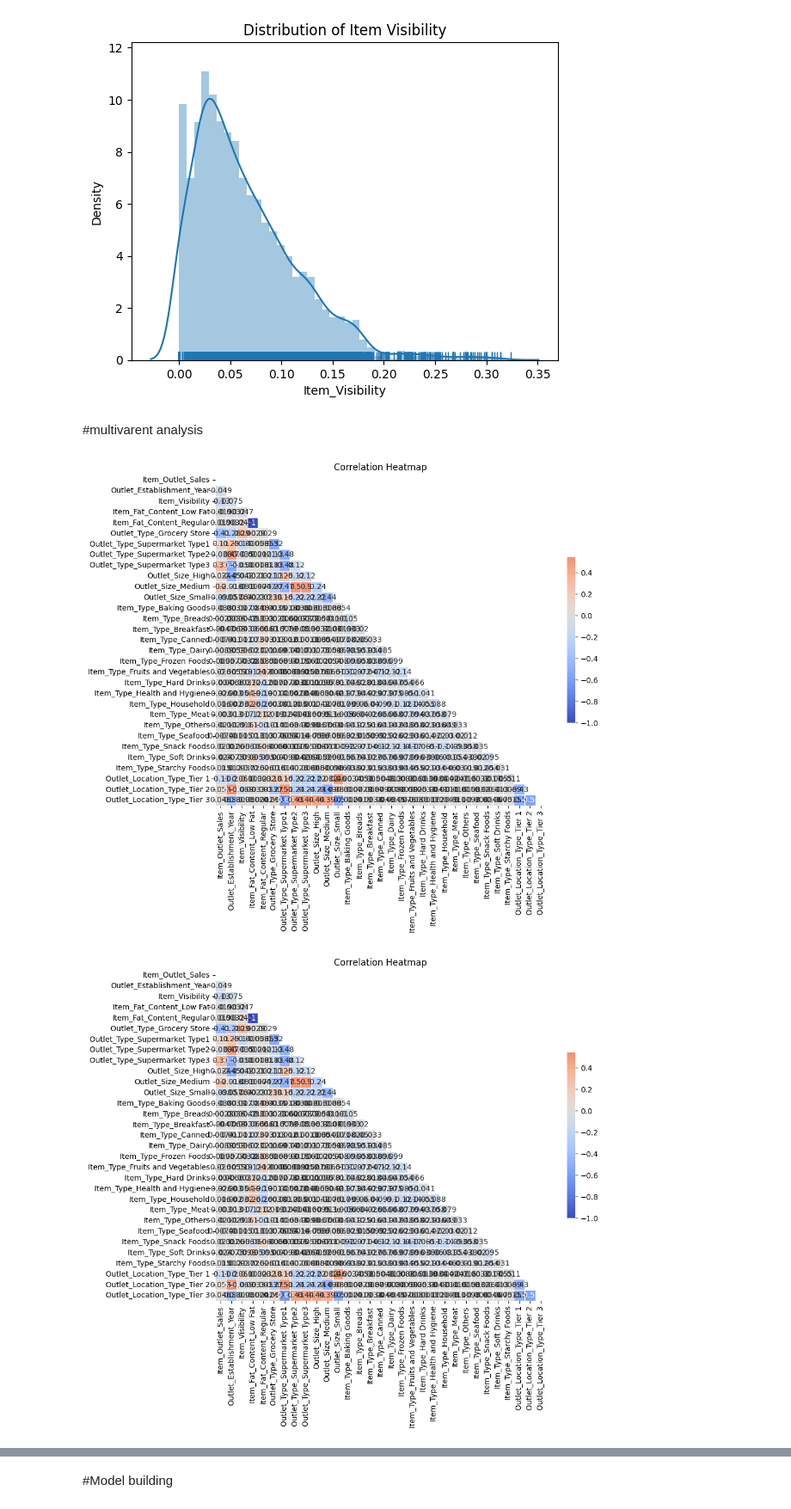
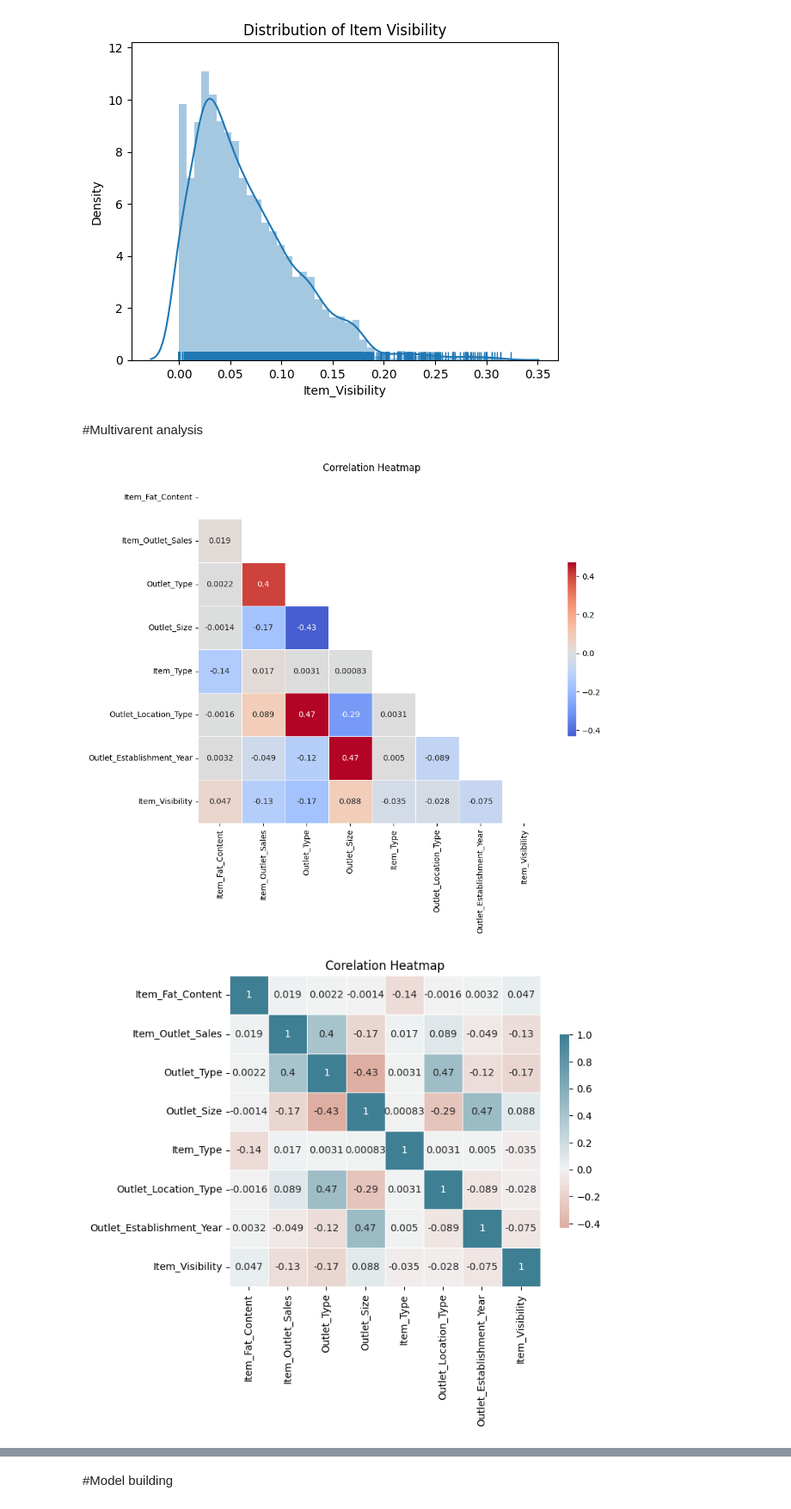
Before and after one commit to Jegiesh/BigMart, a Jupyter notebook: internship_jegiesh.ipynb, the cells around one changed output, grey strips where cells are left out. Shown at 86% size. Saved outputs shown, nothing was run; the diff lists cells and outputs as text; code cells hidden in the pictures.

```diff
--- a/internship_jegiesh.ipynb
+++ b/internship_jegiesh.ipynb
@@ -473,3 +452,8 @@ from sklearn.preprocessing import LabelEncoder
+# %%
+le=LabelEncoder()
+for col in trainset.columns:
+  if trainset[col].dtype=='object':
+    trainset[col]=le.fit_transform(trainset[col])
 # %%
 le=LabelEncoder()
 for col in testset.columns:
@@ -478,7 +462,7 @@ for col in testset.columns:
 # %%
 imputer=SimpleImputer(strategy='median')
 mis_cols=['Item_Weight','Outlet_Size']
-testset[mis_cols]=imputer.fit_transform(testset[mis_cols])
+trainset[mis_cols]=imputer.fit_transform(trainset[mis_cols])
 # %%
 imputer=SimpleImputer(strategy='mean')
 mis_cols=['Item_Weight','Outlet_Size']
@@ -614 +632,3 @@ testset['Square_Root']=np.cbrt(testset['Item_MRP'])
+# %%
+trainset['Sales_Square']=np.cbrt(trainset['Item_Outlet_Sales'])
 # %%
@@ -660,7 +680,7 @@ https://gist.github.com/mwaskom/de44147ed2974457ad6372750bbe5751
   sns.distplot(a=testset['Item_Visibility'],kde=True,rug=True)
 [figure]
 # %% [markdown]
-#multivarent analysis
+#Multivarent analysis
 # %%
 # Convert 'Item_Fat_Content' to numerical values using label encoding
 from sklearn.preprocessing import LabelEncoder
@@ -688,29 +708,14 @@ sns.heatmap(corr, annot=True, cmap='coolwarm', center=0, square=True, linewidths
 plt.title('Correlation Heatmap')
 plt.show()
 # %% [output]
-[figure, old version]
+[figure, new version]
 # %%
-import pandas as pd
-import numpy as np
-import seaborn as sns
-import matplotlib.pyplot as plt
-
-# Assuming trainset is your DataFrame containing the data
-sublist = trainset[['Item_Fat_Content', 'Item_Outlet_Sales', 'Outlet_Type', 'Outlet_Size', 'Item_Type', 'Outlet_Location_Type', 'Outlet_Establishment_Year', 'Item_Visibility']]
-
-# Encode categorical variables
-sublist_encoded = pd.get_dummies(sublist)
-
-# Calculate correlation matrix
-corr = sublist_encoded.corr()
-
-# Create a mask for the upper triangle
-mask = np.triu(np.ones_like(corr, dtype=bool))
-
-# Plotting the heatmap
-fig, ax = plt.subplots(figsize=(10, 8))
-sns.heatmap(corr, annot=True, cmap='coolwarm', center=0, square=True, linewidths=0.5, cbar_kws={'shrink': 0.5}, mask=mask)
-plt.title('Correlation Heatmap')
+sublist=trainset[['Item_Fat_Content','Item_Outlet_Sales','Outlet_Type','Outlet_Size','Item_Type','Outlet_Location_Type','Outlet_Establishment_Year','Item_Visibility']]
+corr=sublist.corr()
+mask=np.triu(np.ones_like(corr,dtype=bool))
+fig,ax=plt.subplots(figsize=(7,7))
+sns.heatmap(corr,annot=True,cmap=sns.diverging_palette(20,220,n=200),center=0,square=True,linewidths=0.5,cbar_kws={'shrink':0.5})
+plt.title('Corelation Heatmap')
 plt.show()
 # %% [output]
-[figure, old version]
+[figure, new version]
```
Also changed, not shown: parts of 116 cells of this notebook.
